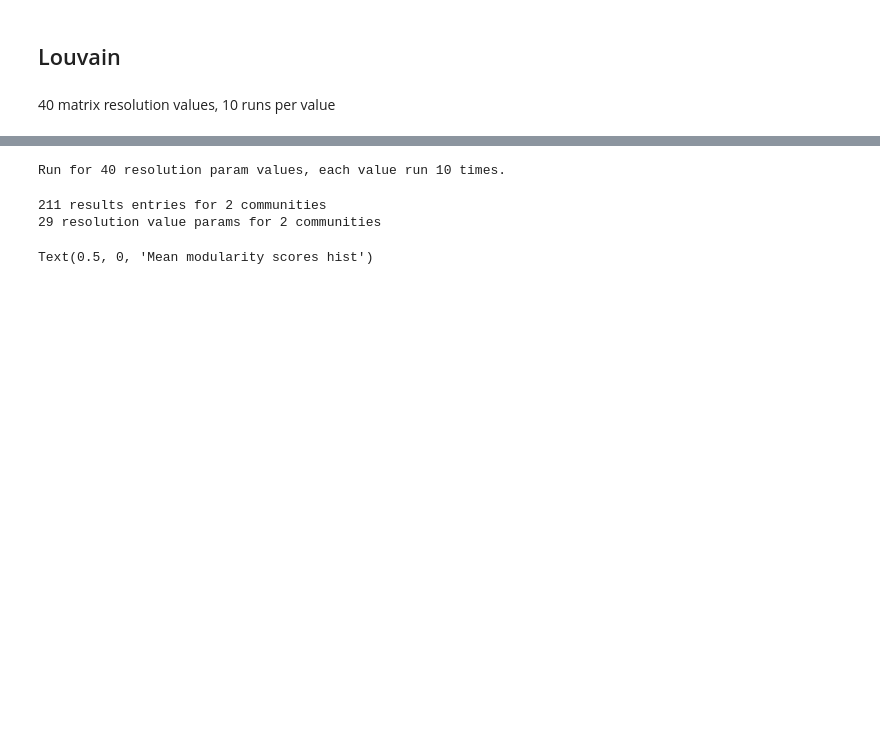
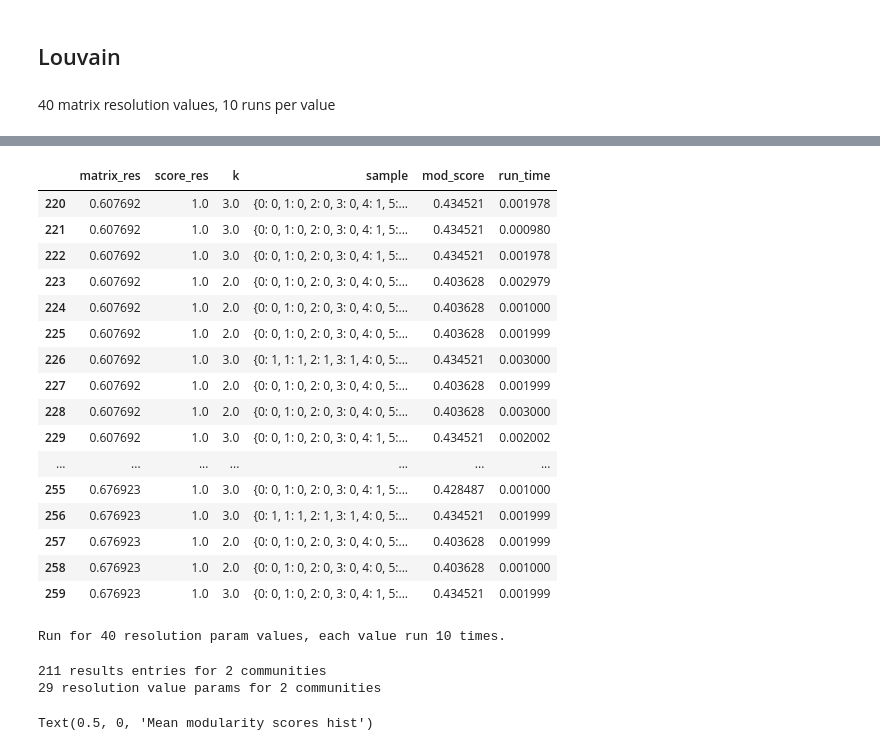
Before and after one commit to QStats/StatsModule, a Jupyter notebook: results_karate.ipynb, the cells around one changed output, grey strips where cells are left out. Cells and saved outputs as stored; diff of their text form; code cells hidden in the pictures; blank space fills up the shorter version.

```diff
--- a/results_karate.ipynb
+++ b/results_karate.ipynb
@@ -15,3 +40,23 @@ l = pd.read_csv(
+# %%
+l.loc[((l.matrix_res >= 0.6) & (l.matrix_res < 0.7)),:]
+# %% [output]
+|  | matrix_res | score_res | k | sample | mod_score | run_time |
+| 220 | 0.607692 | 1.0 | 3.0 | {0: 0, 1: 0, 2: 0, 3: 0, 4: 1, 5:... | 0.434521 | 0.001978 |
+| 221 | 0.607692 | 1.0 | 3.0 | {0: 0, 1: 0, 2: 0, 3: 0, 4: 1, 5:... | 0.434521 | 0.000980 |
+| 222 | 0.607692 | 1.0 | 3.0 | {0: 0, 1: 0, 2: 0, 3: 0, 4: 1, 5:... | 0.434521 | 0.001978 |
+| 223 | 0.607692 | 1.0 | 2.0 | {0: 0, 1: 0, 2: 0, 3: 0, 4: 0, 5:... | 0.403628 | 0.002979 |
+| 224 | 0.607692 | 1.0 | 2.0 | {0: 0, 1: 0, 2: 0, 3: 0, 4: 0, 5:... | 0.403628 | 0.001000 |
+| 225 | 0.607692 | 1.0 | 2.0 | {0: 0, 1: 0, 2: 0, 3: 0, 4: 0, 5:... | 0.403628 | 0.001999 |
+| 226 | 0.607692 | 1.0 | 3.0 | {0: 1, 1: 1, 2: 1, 3: 1, 4: 0, 5:... | 0.434521 | 0.003000 |
+| 227 | 0.607692 | 1.0 | 2.0 | {0: 0, 1: 0, 2: 0, 3: 0, 4: 0, 5:... | 0.403628 | 0.001999 |
+| 228 | 0.607692 | 1.0 | 2.0 | {0: 0, 1: 0, 2: 0, 3: 0, 4: 0, 5:... | 0.403628 | 0.003000 |
+| 229 | 0.607692 | 1.0 | 3.0 | {0: 0, 1: 0, 2: 0, 3: 0, 4: 1, 5:... | 0.434521 | 0.002002 |
+| ... | ... | ... | ... | ... | ... | ... |
+| 255 | 0.676923 | 1.0 | 3.0 | {0: 0, 1: 0, 2: 0, 3: 0, 4: 1, 5:... | 0.428487 | 0.001000 |
+| 256 | 0.676923 | 1.0 | 3.0 | {0: 1, 1: 1, 2: 1, 3: 1, 4: 0, 5:... | 0.434521 | 0.001999 |
+| 257 | 0.676923 | 1.0 | 2.0 | {0: 0, 1: 0, 2: 0, 3: 0, 4: 0, 5:... | 0.403628 | 0.001999 |
+| 258 | 0.676923 | 1.0 | 2.0 | {0: 0, 1: 0, 2: 0, 3: 0, 4: 0, 5:... | 0.403628 | 0.001000 |
+| 259 | 0.676923 | 1.0 | 3.0 | {0: 0, 1: 0, 2: 0, 3: 0, 4: 1, 5:... | 0.434521 | 0.001999 |
 # %%
 K = 2
 
```
Also changed, not shown: parts of 14 cells of this notebook, 2 other files.
